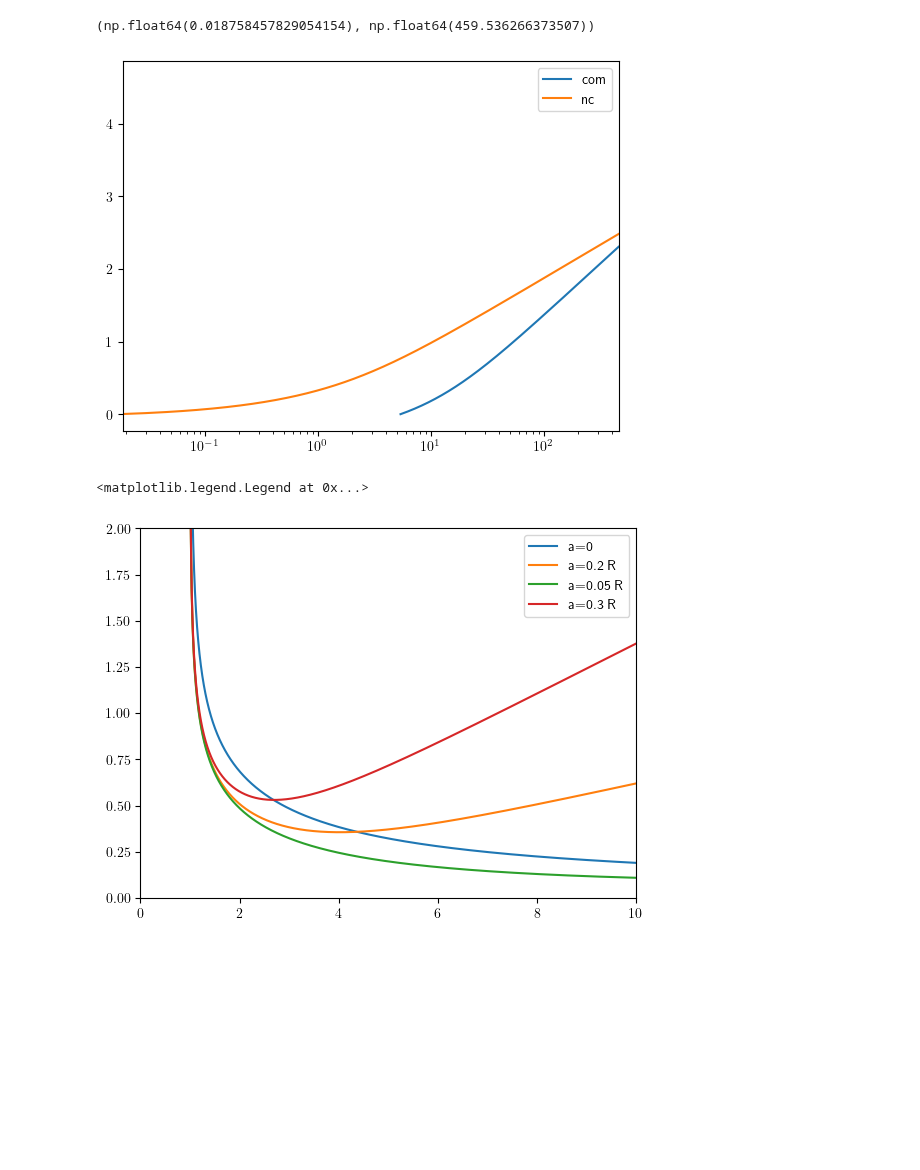
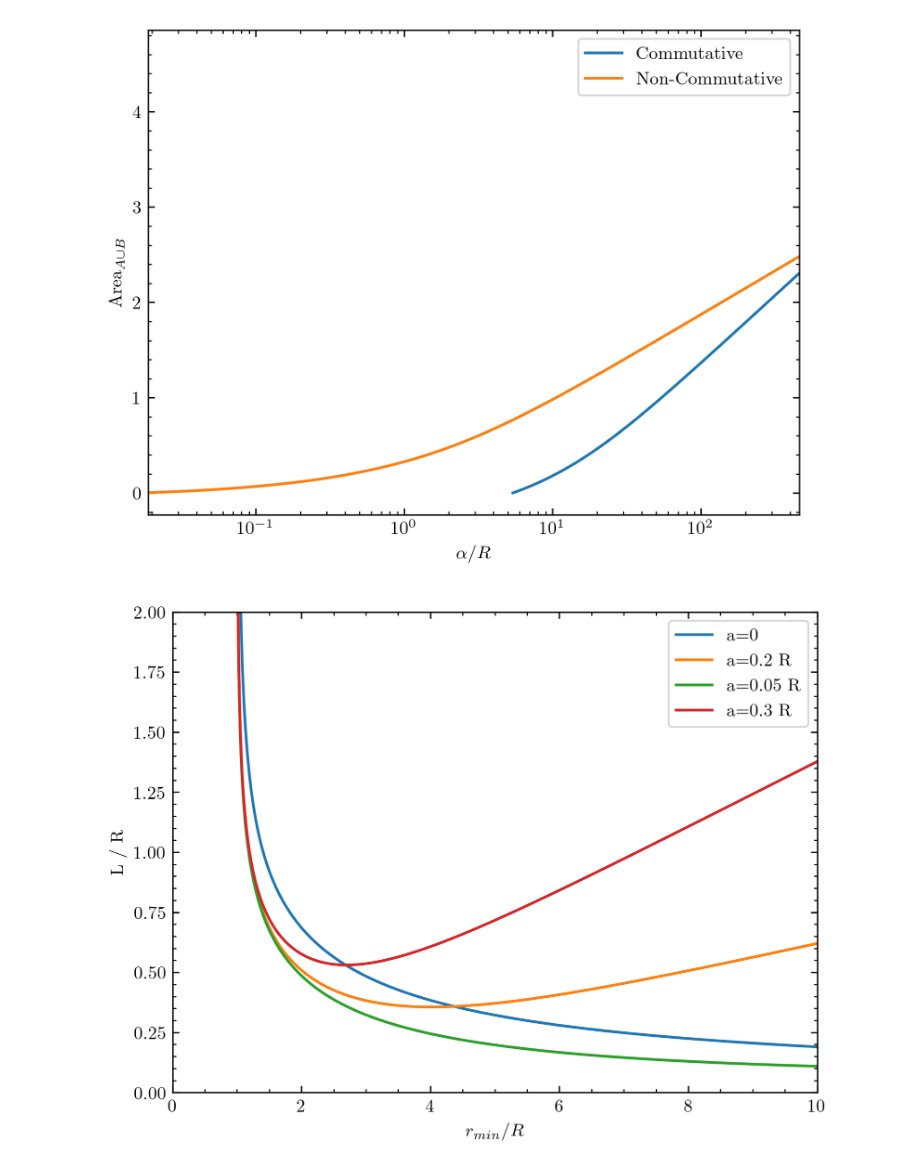
Before and after one commit to Bkorotko03/HoloProj, a Jupyter notebook: combShock260331.ipynb, the cells around one changed output. Cells and saved outputs as stored; diff of their text form; code cells hidden in the pictures; blank space fills up the shorter version.

Commit message:
making plots pretty, also another analytic divergence structure for unshock com

```diff
--- a/combShock260331.ipynb
+++ b/combShock260331.ipynb
@@ -6,6 +6,16 @@
 import numpy as np
 import scipy as sp
 import matplotlib.pyplot as plt
+plt.rcParams['xtick.top'] = True
+plt.rcParams['ytick.right'] = True
+plt.rcParams['xtick.direction'] = 'in'
+plt.rcParams['ytick.direction'] = 'in'
+plt.rcParams['xtick.minor.visible'] = True
+plt.rcParams['ytick.minor.visible'] = True
+plt.rcParams['text.usetex'] = True
+plt.rcParams['font.family'] = 'serif'
+plt.rcParams['font.serif'] = 'Times New Roman'
+plt.rcParams["figure.dpi"] = 300
 import shockFunc260331 as sf
 import NCShockFunc260331 as nsf
 # %%
@@ -53,15 +67,17 @@ ncareaInt = nsf.shockArea(r0grid,R)
 cmask = careaInt > 0
 ncmask = ncareaInt > 0
 # %%
-plt.plot(calphagrid[cmask],careaInt[cmask],label='com')
-plt.plot(ncalphagrid[ncmask],ncareaInt[ncmask],label='nc')
+plt.plot(calphagrid[cmask],careaInt[cmask],label='Commutative')
+plt.plot(ncalphagrid[ncmask],ncareaInt[ncmask],label='Non-Commutative')
 plt.semilogx()
 # plt.semilogy()
 plt.legend()
 plt.xlim((min(ncalphagrid[ncmask].min(),calphagrid[cmask].min()),min(ncalphagrid[ncmask].max(),calphagrid[cmask].max())))
+plt.xlabel(r'$\alpha / R$')
+plt.ylabel(r'Area$_{A \cup B}$')
+plt.show()
 # %% [output]
-(np.float64(0.018758457829054154), np.float64(459.536266373507))
-[figure, old version]
+[figure, new version]
 # %%
 rminarr = np.logspace(np.log10(R+eps),np.log10(min([sf.rmax,nsf.rmax])),num)
 
@@ -72,15 +88,17 @@ ncLvsrminarr3 = nsf.Lvsrmin(rminarr,R,0.3)
 # %%
 plt.plot(rminarr,cLvsrminarr,label='a=0')
 plt.plot(rminarr,ncLvsrminarr,label='a=0.2 R')
 plt.plot(rminarr,ncLvsrminarr2,label='a=0.05 R')
 plt.plot(rminarr,ncLvsrminarr3,label='a=0.3 R')
 plt.xlim((0,rminarr.max()/10))
 plt.ylim((0,2))
+plt.xlabel(r'$r_{min} / R$')
+plt.ylabel(r'L / R')
 # plt.semilogy()
 plt.legend()
+plt.show()
 # %% [output]
-<matplotlib.legend.Legend at 0x...>
-[figure, old version]
+[figure, new version]
 # %%
 adjrminarr = nsf.rMinCutoff(rminarr,ncLvsrminarr)
 adjrminarr2 = nsf.rMinCutoff(rminarr,ncLvsrminarr2)
```
Also changed, not shown: parts of 5 cells of this notebook, 1 other file.
